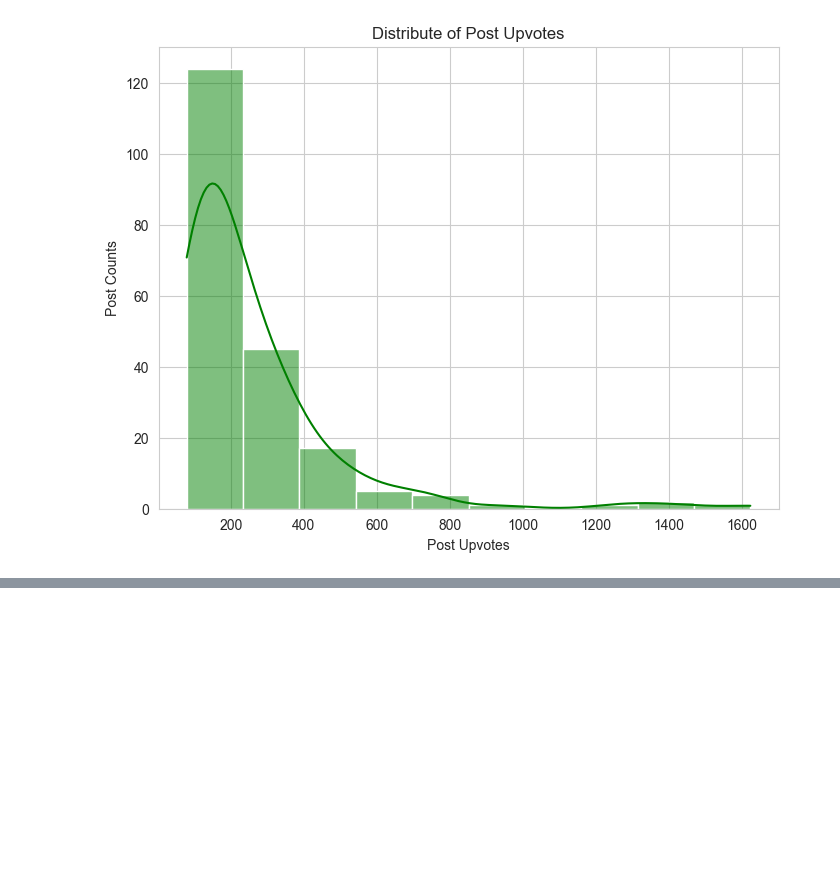
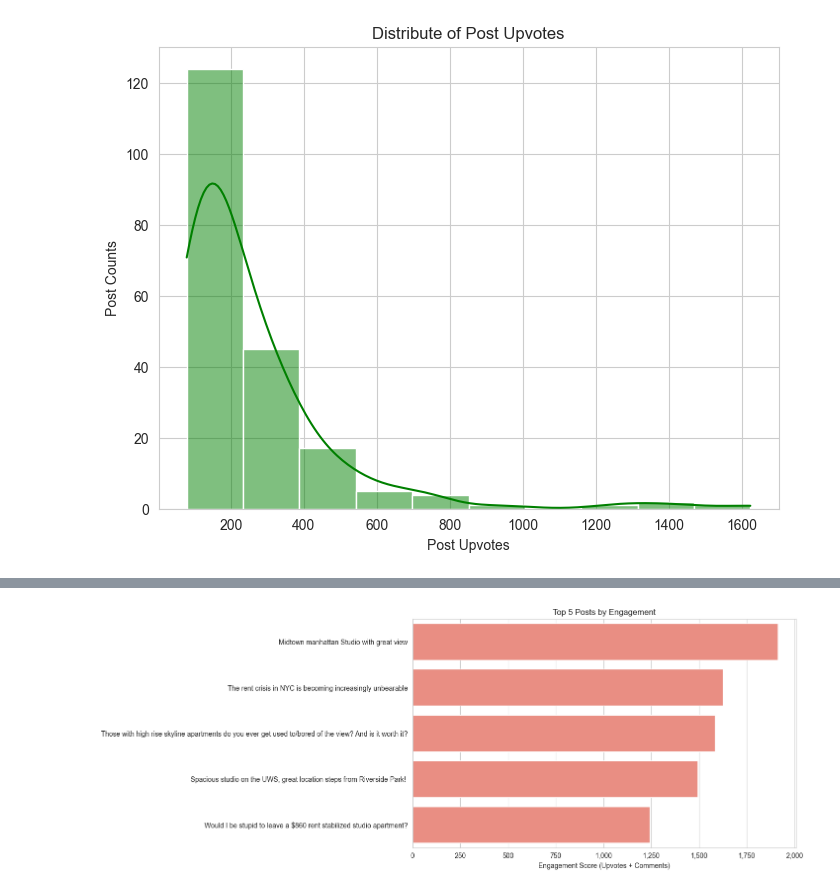
Before and after one commit to Gabya06/RentWatchAI, a Jupyter notebook: pull_reddit_api_data.ipynb, the cells around one changed output, grey strips where cells are left out. Cells and saved outputs as stored; diff of their text form; code cells hidden in the pictures; blank space fills up the shorter version.

```diff
--- a/pull_reddit_api_data.ipynb
+++ b/pull_reddit_api_data.ipynb
@@ -144,0 +181,16 @@ data.to_csv('./data/reddit_posts_nyc_apt.csv')
+# %%
+# Create the bar chart with Seaborn
+plt.figure(figsize=(10, 6))
+ax = sns.barplot(x='engagement', y='title', data=top_engaged_posts, color='salmon')
+
+# Set the x-axis label
+_ = plt.xlabel('Engagement Score (Upvotes + Comments)')
+
+# Format the x-axis with commas
+ax.xaxis.set_major_formatter(ticker.StrMethodFormatter('{x:,.0f}'))
+
+# Set the title
+_ = plt.title('Top 5 Posts by Engagement')
+_ = ax.set_ylabel('')
+# %% [output]
+[figure, added]
```
Also changed, not shown: parts of 6 cells of this notebook.
